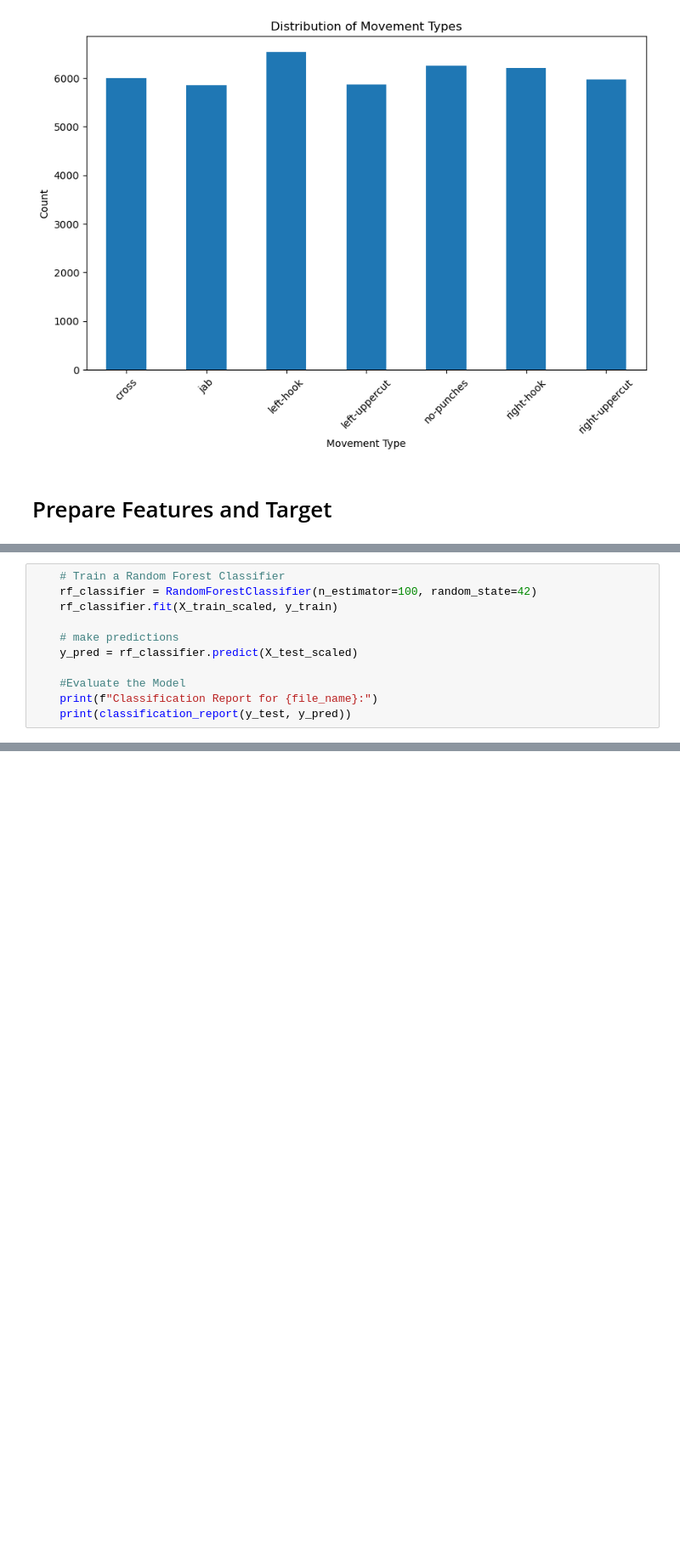
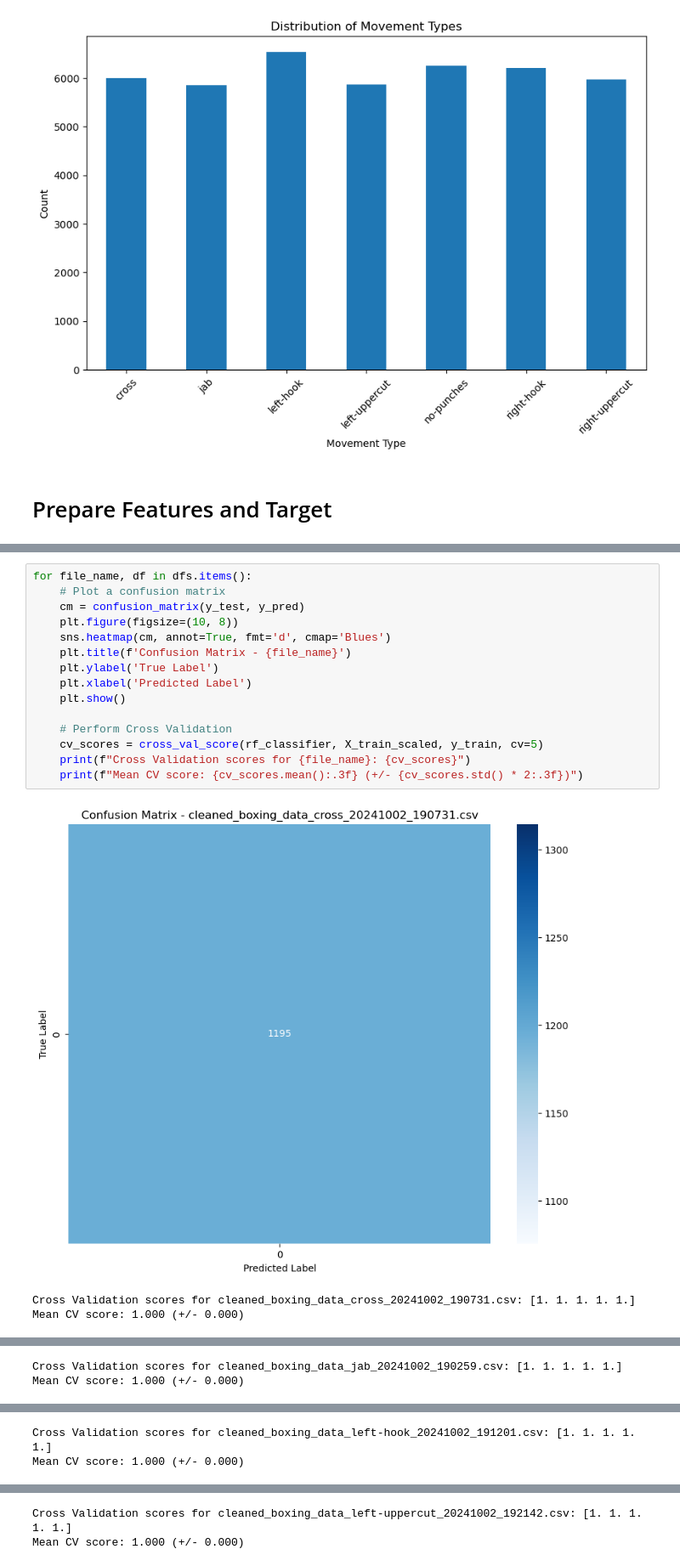
Before and after one commit to kiing-dom/punch-prediction-model, a Jupyter notebook: notebooks/1.0-classification-model.ipynb, the cells around one changed output, grey strips where cells are left out. Shown: that part at 85% size. Drawn from its saved outputs; the diff is of its cells as text; blank space fills up the shorter version.

Commit message:
models can be created from the training and testing file now | need to adjust file to train properly

```diff
--- a/notebooks/1.0-classification-model.ipynb
+++ b/notebooks/1.0-classification-model.ipynb
@@ -101,11 +77,0 @@ Processing file: cleaned_boxing_data_right-uppercut_20241002_192607.csv
-# %%
-    # Train a Random Forest Classifier
-    rf_classifier = RandomForestClassifier(n_estimator=100, random_state=42)
-    rf_classifier.fit(X_train_scaled, y_train)
-
-    # make predictions
-    y_pred = rf_classifier.predict(X_test_scaled)
-
-    #Evaluate the Model
-    print(f"Classification Report for {file_name}:")
-    print(classification_report(y_test, y_pred))
@@ -113,0 +130,19 @@ Processing file: cleaned_boxing_data_right-uppercut_20241002_192607.csv
+# %%
+for file_name, df in dfs.items():
+    # Plot a confusion matrix
+    cm = confusion_matrix(y_test, y_pred)
+    plt.figure(figsize=(10, 8))
+    sns.heatmap(cm, annot=True, fmt='d', cmap='Blues')
+    plt.title(f'Confusion Matrix - {file_name}')
+    plt.ylabel('True Label')
+    plt.xlabel('Predicted Label')
+    plt.show()
+
+    # Perform Cross Validation
+    cv_scores = cross_val_score(rf_classifier, X_train_scaled, y_train, cv=5)
+    print(f"Cross Validation scores for {file_name}: {cv_scores}")
+    print(f"Mean CV score: {cv_scores.mean():.3f} (+/- {cv_scores.std() * 2:.3f})")
+# %% [output]
+[figure, added]
+Cross Validation scores for cleaned_boxing_data_cross_20241002_190731.csv: [1. 1. 1. 1. 1.]
+Mean CV score: 1.000 (+/- 0.000)
@@ -113,0 +150,2 @@ Processing file: cleaned_boxing_data_right-uppercut_20241002_192607.csv
+Cross Validation scores for cleaned_boxing_data_jab_20241002_190259.csv: [1. 1. 1. 1. 1.]
+Mean CV score: 1.000 (+/- 0.000)
@@ -113,0 +153,2 @@ Processing file: cleaned_boxing_data_right-uppercut_20241002_192607.csv
+Cross Validation scores for cleaned_boxing_data_left-hook_20241002_191201.csv: [1. 1. 1. 1. 1.]
+Mean CV score: 1.000 (+/- 0.000)
@@ -113,0 +156,2 @@ Processing file: cleaned_boxing_data_right-uppercut_20241002_192607.csv
+Cross Validation scores for cleaned_boxing_data_left-uppercut_20241002_192142.csv: [1. 1. 1. 1. 1.]
+Mean CV score: 1.000 (+/- 0.000)
```
Also changed, not shown: parts of 8 cells of this notebook, 7 other files.
